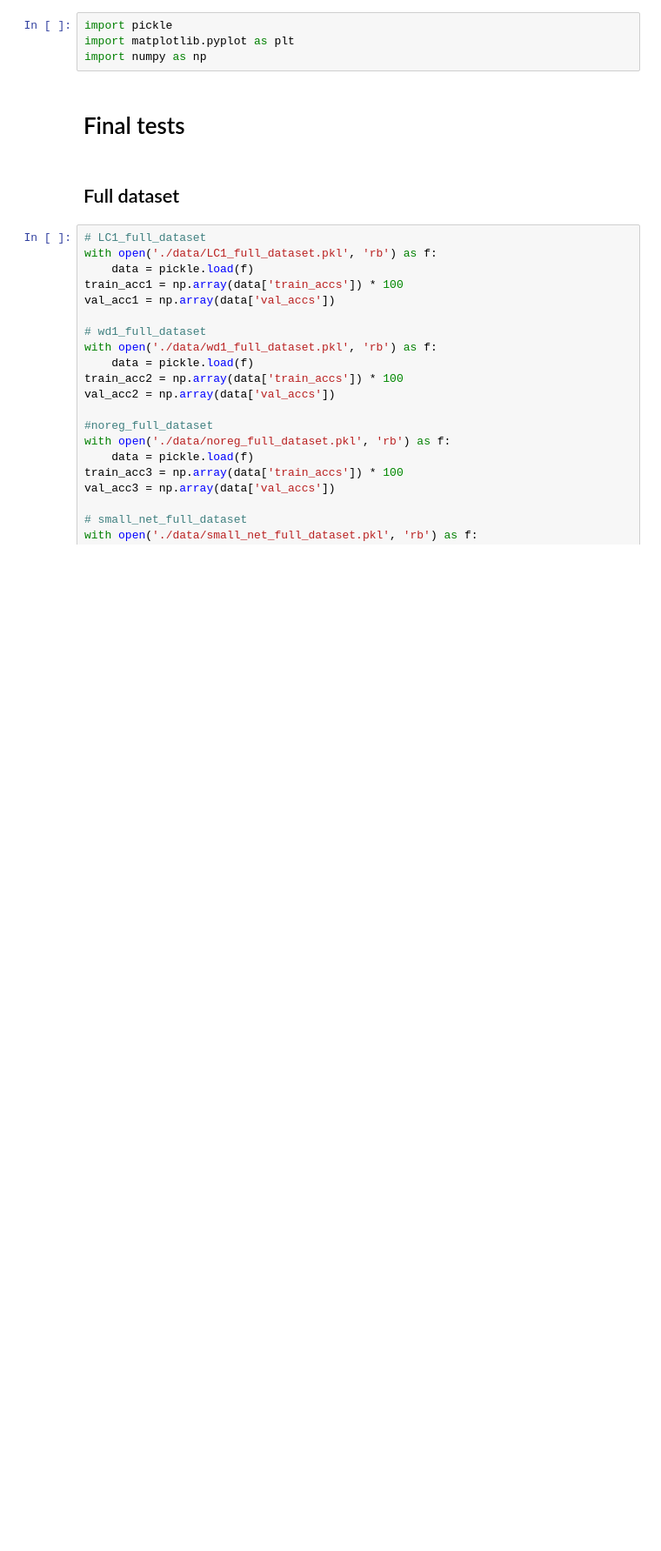
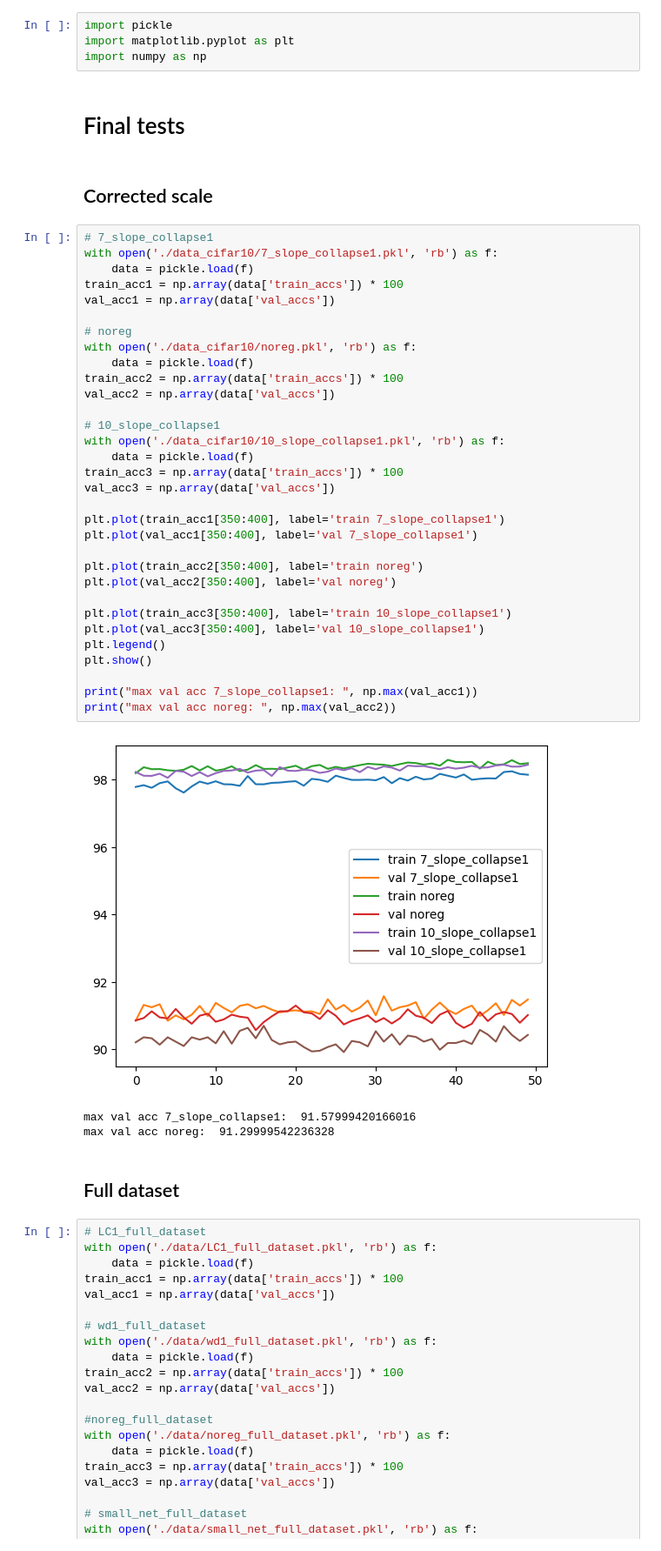
Before and after one commit to soheilzi/LayerCollapse, a Jupyter notebook: regularization_tests/plot_cifar10.ipynb, the cells around one changed output. Shown at 87% size. Cells and saved outputs as stored; diff of their text form; blank space fills up the shorter version.

```diff
--- a/regularization_tests/plot_cifar10.ipynb
+++ b/regularization_tests/plot_cifar10.ipynb
@@ -4,6 +4,44 @@ import matplotlib.pyplot as plt
 import numpy as np
 # %% [markdown]
 # Final tests
+# %% [markdown]
+## Corrected scale
+# %%
+# 7_slope_collapse1
+with open('./data_cifar10/7_slope_collapse1.pkl', 'rb') as f:
+    data = pickle.load(f)
+train_acc1 = np.array(data['train_accs']) * 100
+val_acc1 = np.array(data['val_accs'])
+
+# noreg
+with open('./data_cifar10/noreg.pkl', 'rb') as f:
+    data = pickle.load(f)
+train_acc2 = np.array(data['train_accs']) * 100
+val_acc2 = np.array(data['val_accs'])
+
+# 10_slope_collapse1
+with open('./data_cifar10/10_slope_collapse1.pkl', 'rb') as f:
+    data = pickle.load(f)
+train_acc3 = np.array(data['train_accs']) * 100
+val_acc3 = np.array(data['val_accs'])
+
+plt.plot(train_acc1[350:400], label='train 7_slope_collapse1')
+plt.plot(val_acc1[350:400], label='val 7_slope_collapse1')
+
+plt.plot(train_acc2[350:400], label='train noreg')
+plt.plot(val_acc2[350:400], label='val noreg')
+
+plt.plot(train_acc3[350:400], label='train 10_slope_collapse1')
+plt.plot(val_acc3[350:400], label='val 10_slope_collapse1')
+plt.legend()
+plt.show()
+
+print("max val acc 7_slope_collapse1: ", np.max(val_acc1))
+print("max val acc noreg: ", np.max(val_acc2))
+# %% [output]
+[figure, added]
+max val acc 7_slope_collapse1:  91.57999420166016
+max val acc noreg:  91.29999542236328
 # %% [markdown]
 ## Full dataset
 # %%
```
Also changed, not shown: 8 other files.
